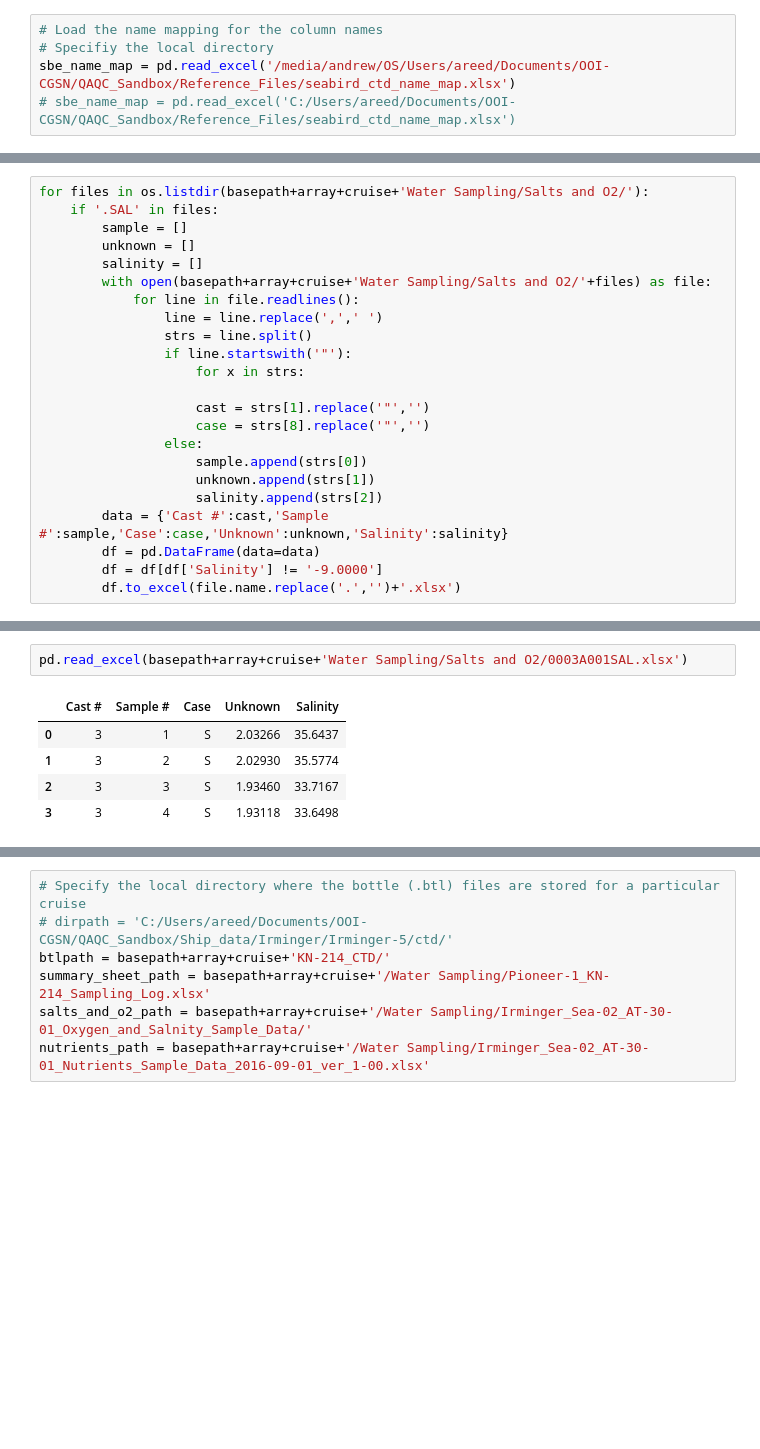
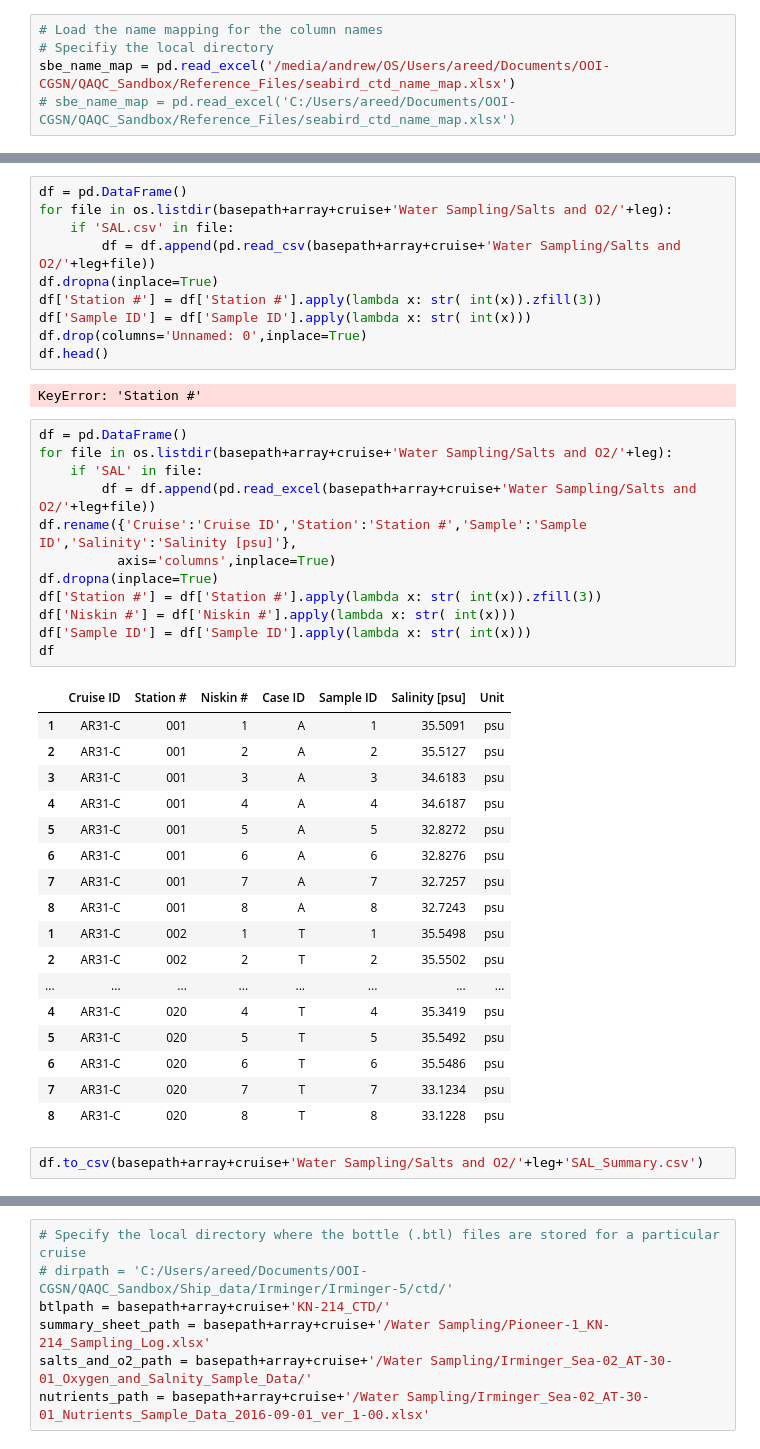
Before and after one commit to cooleyky/QAQC_Sandbox, a Jupyter notebook: Ship_data/btl_file_processing.ipynb, the cells around one changed output, grey strips where cells are left out. Cells and saved outputs as stored; diff of their text form; blank space fills up the shorter version.

```diff
--- a/Ship_data/btl_file_processing.ipynb
+++ b/Ship_data/btl_file_processing.ipynb
@@ -172,23 +134,0 @@ len(sal_header)
-# %%
-for files in os.listdir(basepath+array+cruise+'Water Sampling/Salts and O2/'):
-    if '.SAL' in files:
-        sample = []
-        unknown = []
-        salinity = []
-        with open(basepath+array+cruise+'Water Sampling/Salts and O2/'+files) as file:
-            for line in file.readlines():
-                line = line.replace(',',' ')
-                strs = line.split()
-                if line.startswith('"'):
-                    for x in strs:
-
-                    cast = strs[1].replace('"','')
-                    case = strs[8].replace('"','')
-                else:
-                    sample.append(strs[0])
-                    unknown.append(strs[1])
-                    salinity.append(strs[2])
-        data = {'Cast #':cast,'Sample #':sample,'Case':case,'Unknown':unknown,'Salinity':salinity}
-        df = pd.DataFrame(data=data)
-        df = df[df['Salinity'] != '-9.0000']
-        df.to_excel(file.name.replace('.','')+'.xlsx')
@@ -202,8 +135,44 @@ file.name
+# %%
+df = pd.DataFrame()
+for file in os.listdir(basepath+array+cruise+'Water Sampling/Salts and O2/'+leg):
+    if 'SAL.csv' in file:
+        df = df.append(pd.read_csv(basepath+array+cruise+'Water Sampling/Salts and O2/'+leg+file))
+df.dropna(inplace=True)
+df['Station #'] = df['Station #'].apply(lambda x: str( int(x)).zfill(3))
+df['Sample ID'] = df['Sample ID'].apply(lambda x: str( int(x)))
+df.drop(columns='Unnamed: 0',inplace=True)
+df.head()
+# %% [output]
+KeyError: 'Station #'
+# %%
+df = pd.DataFrame()
+for file in os.listdir(basepath+array+cruise+'Water Sampling/Salts and O2/'+leg):
+    if 'SAL' in file:
+        df = df.append(pd.read_excel(basepath+array+cruise+'Water Sampling/Salts and O2/'+leg+file))
+df.rename({'Cruise':'Cruise ID','Station':'Station #','Sample':'Sample ID','Salinity':'Salinity [psu]'},
+          axis='columns',inplace=True)
+df.dropna(inplace=True)
+df['Station #'] = df['Station #'].apply(lambda x: str( int(x)).zfill(3))
+df['Niskin #'] = df['Niskin #'].apply(lambda x: str( int(x)))
+df['Sample ID'] = df['Sample ID'].apply(lambda x: str( int(x)))
+df
+# %% [output]
+|  | Cruise ID | Station # | Niskin # | Case ID | Sample ID | Salinity [psu] | Unit |
+| 1 | AR31-C | 001 | 1 | A | 1 | 35.5091 | psu |
+| 2 | AR31-C | 001 | 2 | A | 2 | 35.5127 | psu |
+| 3 | AR31-C | 001 | 3 | A | 3 | 34.6183 | psu |
+| 4 | AR31-C | 001 | 4 | A | 4 | 34.6187 | psu |
+| 5 | AR31-C | 001 | 5 | A | 5 | 32.8272 | psu |
+| 6 | AR31-C | 001 | 6 | A | 6 | 32.8276 | psu |
+| 7 | AR31-C | 001 | 7 | A | 7 | 32.7257 | psu |
+| 8 | AR31-C | 001 | 8 | A | 8 | 32.7243 | psu |
+| 1 | AR31-C | 002 | 1 | T | 1 | 35.5498 | psu |
+| 2 | AR31-C | 002 | 2 | T | 2 | 35.5502 | psu |
+| ... | ... | ... | ... | ... | ... | ... | ... |
+| 4 | AR31-C | 020 | 4 | T | 4 | 35.3419 | psu |
+| 5 | AR31-C | 020 | 5 | T | 5 | 35.5492 | psu |
+| 6 | AR31-C | 020 | 6 | T | 6 | 35.5486 | psu |
+| 7 | AR31-C | 020 | 7 | T | 7 | 33.1234 | psu |
+| 8 | AR31-C | 020 | 8 | T | 8 | 33.1228 | psu |
 # %%
-pd.read_excel(basepath+array+cruise+'Water Sampling/Salts and O2/0003A001SAL.xlsx')
+df.to_csv(basepath+array+cruise+'Water Sampling/Salts and O2/'+leg+'SAL_Summary.csv')
-# %% [output]
-|  | Cast # | Sample # | Case | Unknown | Salinity |
-| 0 | 3 | 1 | S | 2.03266 | 35.6437 |
-| 1 | 3 | 2 | S | 2.02930 | 35.5774 |
-| 2 | 3 | 3 | S | 1.93460 | 33.7167 |
-| 3 | 3 | 4 | S | 1.93118 | 33.6498 |
```
Also changed, not shown: parts of 24 cells of this notebook.
